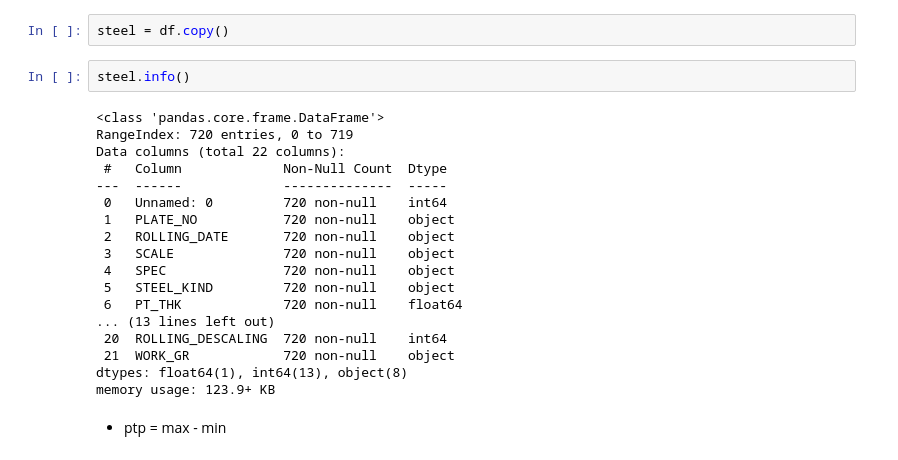
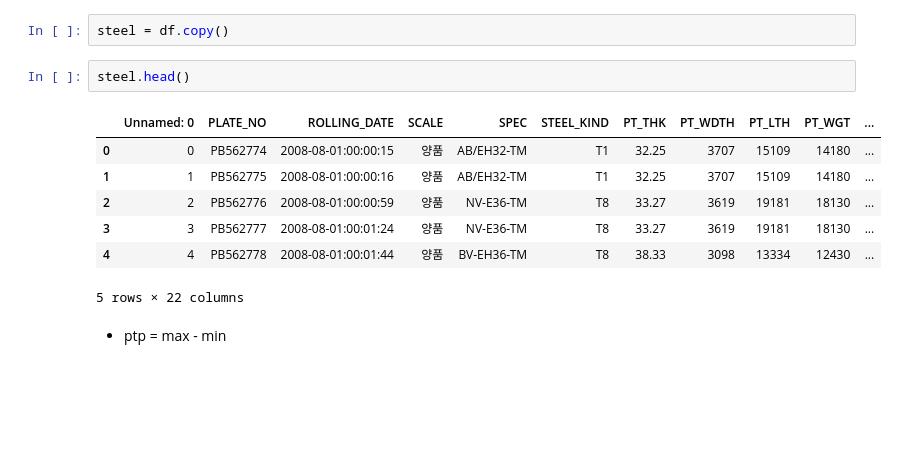
Before and after one commit to Liamns/steel_project, a Jupyter notebook: mg_project.ipynb, the cells around one changed output. Saved outputs shown, nothing was run; the diff lists cells and outputs as text; blank space fills up the shorter version.

```diff
--- a/mg_project.ipynb
+++ b/mg_project.ipynb
@@ -9,25 +9,15 @@ df = pd.read_csv('steel_date.csv')
 # %%
 steel = df.copy()
 # %%
-steel.info()
+steel.head()
 # %% [output]
+|  | Unnamed: 0 | PLATE_NO | ROLLING_DATE | SCALE | SPEC | STEEL_KIND | PT_THK | PT_WDTH | PT_LTH | PT_WGT | ... |
+| 0 | 0 | PB562774 | 2008-08-01:00:00:15 | 양품 | AB/EH32-TM | T1 | 32.25 | 3707 | 15109 | 14180 | ... |
+| 1 | 1 | PB562775 | 2008-08-01:00:00:16 | 양품 | AB/EH32-TM | T1 | 32.25 | 3707 | 15109 | 14180 | ... |
+| 2 | 2 | PB562776 | 2008-08-01:00:00:59 | 양품 | NV-E36-TM | T8 | 33.27 | 3619 | 19181 | 18130 | ... |
+| 3 | 3 | PB562777 | 2008-08-01:00:01:24 | 양품 | NV-E36-TM | T8 | 33.27 | 3619 | 19181 | 18130 | ... |
+| 4 | 4 | PB562778 | 2008-08-01:00:01:44 | 양품 | BV-EH36-TM | T8 | 38.33 | 3098 | 13334 | 12430 | ... |
-<class 'pandas.core.frame.DataFrame'>
-RangeIndex: 720 entries, 0 to 719
-Data columns (total 22 columns):
- #   Column             Non-Null Count  Dtype
----  ------             --------------  -----
- 0   Unnamed: 0         720 non-null    int64
- 1   PLATE_NO           720 non-null    object
- 2   ROLLING_DATE       720 non-null    object
- 3   SCALE              720 non-null    object
- 4   SPEC               720 non-null    object
- 5   STEEL_KIND         720 non-null    object
- 6   PT_THK             720 non-null    float64
-... (13 lines left out)
- 20  ROLLING_DESCALING  720 non-null    int64
- 21  WORK_GR            720 non-null    object
-dtypes: float64(1), int64(13), object(8)
-memory usage: 123.9+ KB
+5 rows × 22 columns
 # %% [markdown]
 - ptp = max - min
 # %%
```
Also changed, not shown: parts of 10 cells of this notebook.
